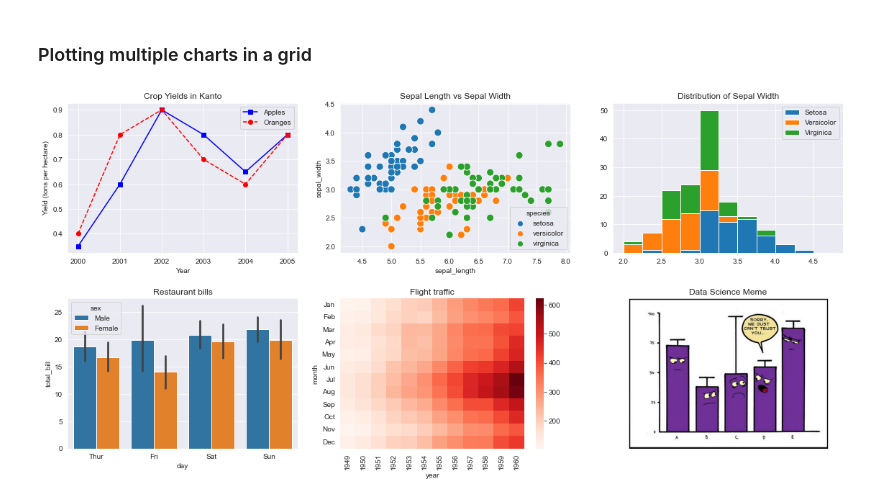
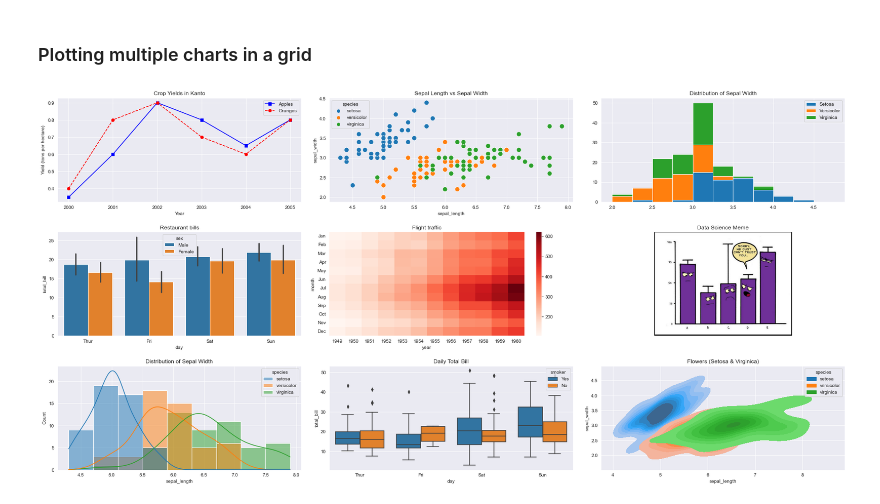
Before and after one commit to piyushrj100/Data_analysis, a Jupyter notebook: mat.ipynb, the cells around one changed output. Drawn from its saved outputs; the diff is of its cells as text; code cells hidden in the pictures.

Commit message:
plots added

```diff
--- a/mat.ipynb
+++ b/mat.ipynb
@@ -411,7 +419,7 @@ plt.imshow(img_array[125:325,105:305]);
 
 ### Plotting multiple charts in a grid
 # %%
-fig, axes = plt.subplots(2,3,figsize=(16,8))
+fig, axes = plt.subplots(3,3,figsize=(24,12))
 
 #Use the axes for plotting
 
@@ -428,32 +436,40 @@ sns.scatterplot(x=flowers_df.sepal_length,
 y=flowers_df.sepal_width,
 hue=flowers_df.species,
 s=100,
 ax=axes[0,1])
 
 #Use the axes for plotting
 
 axes[0,2].set_title('Distribution of Sepal Width')
 axes[0,2].hist([setosa_df.sepal_width, versicolor_df.sepal_width, virginica_df.sepal_width],
          bins=np.arange(2, 5, 0.25),
          stacked=True);
 
 axes[0,2].legend(['Setosa', 'Versicolor', 'Virginica']);
 
 # Pass the axes into seaborn
 axes[1,0].set_title('Restaurant bills')
 sns.barplot(x='day', y='total_bill', hue='sex', data=tips_df, ax=axes[1,0]);
 
 # Pass the axes into seaborn
 axes[1,1].set_title('Flight traffic')
 sns.heatmap(flights_df, cmap='Reds', ax=axes[1,1]);
 
 # Plot an image using the axes
 axes[1,2].set_title('Data Science Meme')
 axes[1,2].imshow(img)
 axes[1,2].grid(False)
 axes[1,2].set_xticks([])
 axes[1,2].set_yticks([])
-
+axes[2,0].set_title("Distribution of Sepal Width")
+sns.histplot(ax=axes[2,0],data=flowers_df,x="sepal_length",hue="species",kde=True)
+axes[2,1].set_title("Daily Total Bill")
+sns.boxplot(data=tips_df,x="day",y="total_bill",hue="smoker",ax=axes[2,1])
+axes[2,2].set_title("Flowers (Setosa & Virginica)")
+axes[2,2].legend(['Virginica','Setosa'])
+# sns.kdeplot(data=setosa,x="sepal_length",y="sepal_width",shade=True, label='Setosa',cmap='Reds',thresh=0.1,ax=axes[2,2])
+# sns.kdeplot(data=virginica,x="sepal_length", y="sepal_width", shade=True, label='Virginca',cmap='Blues', thresh=0.1,ax=axes[2,2]);
+sns.kdeplot(data=flowers_df,x="sepal_length",y="sepal_width", hue="species",ax=axes[2,2],shade=True)
 plt.tight_layout(pad=2);
 # %% [output]
-[figure, old version]
+[figure, new version]
```
Also changed, not shown: parts of 16 cells of this notebook.
